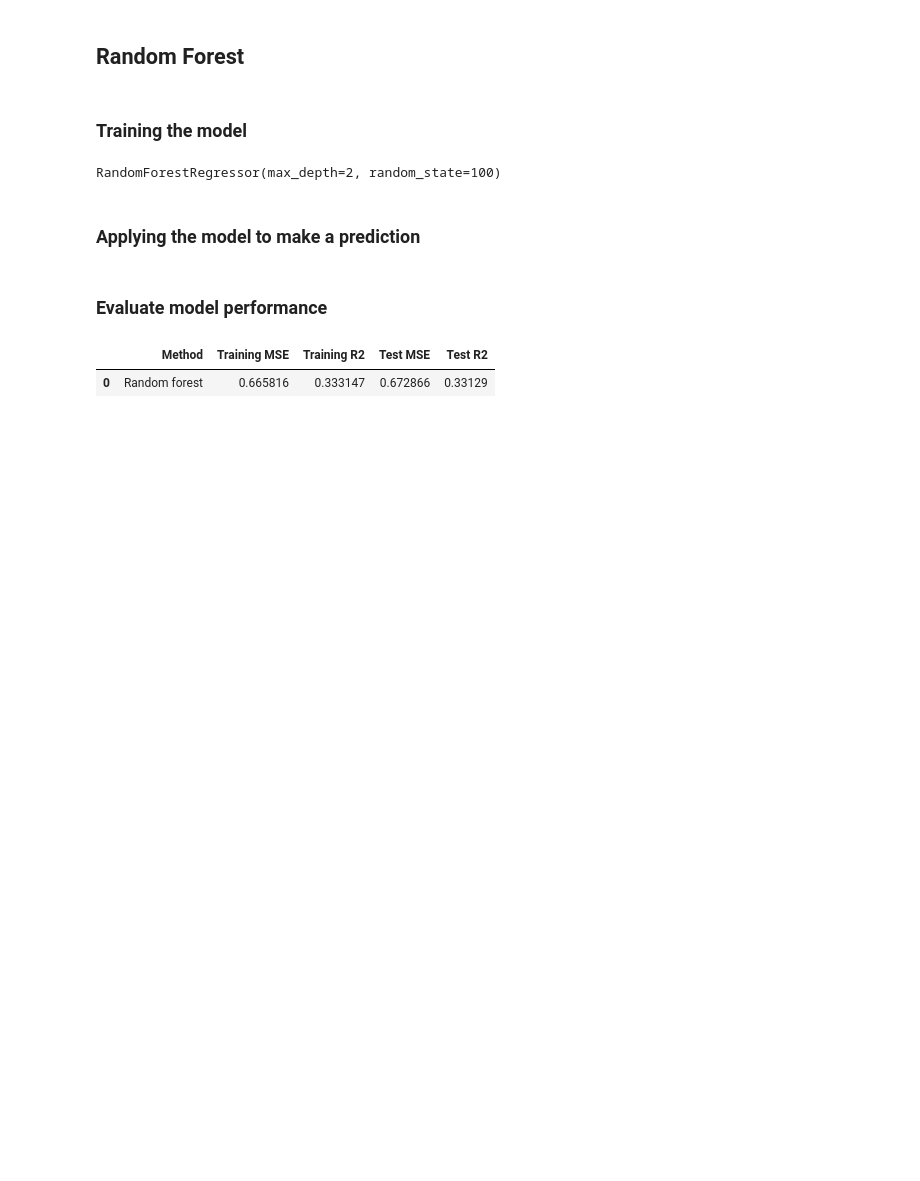
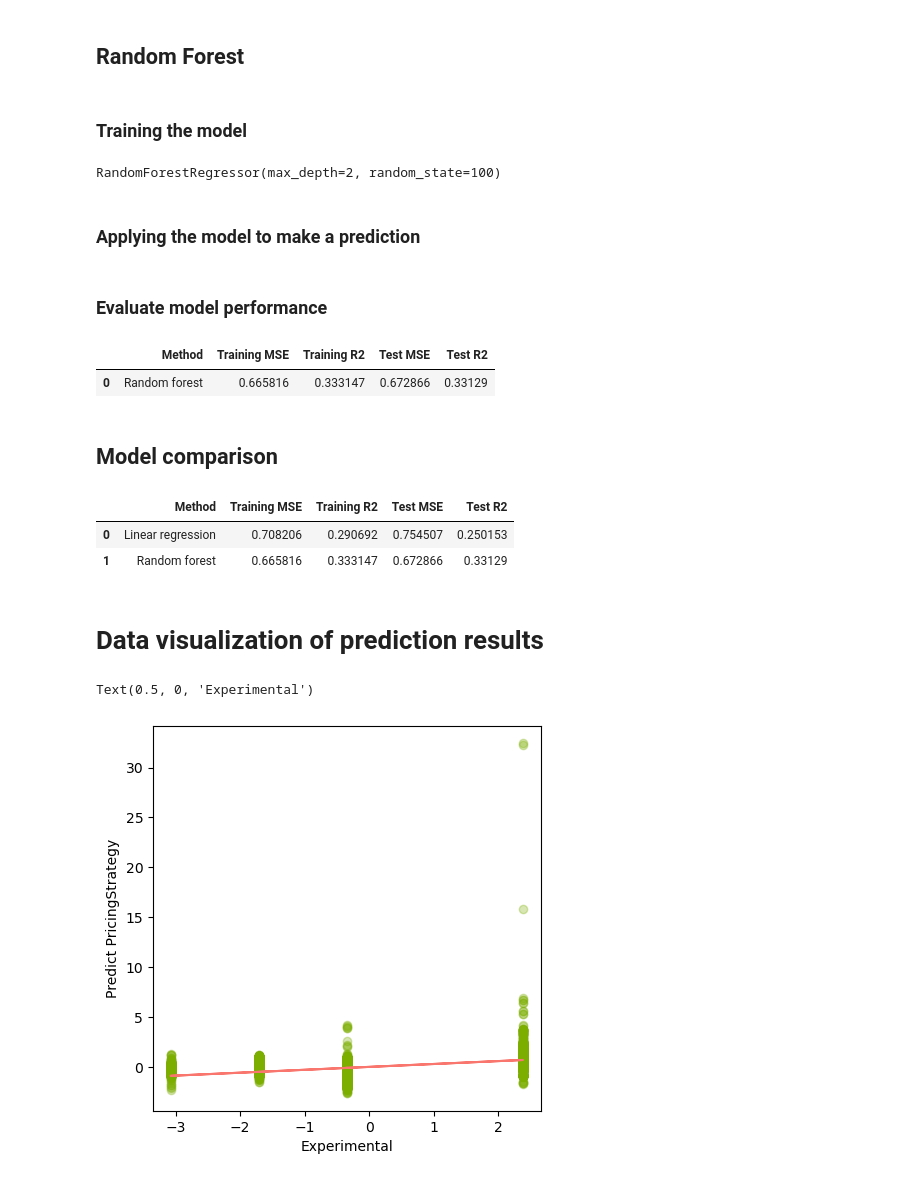
Before and after one commit to YeabsiraTibebu/Credit-Scoring-Model, a Jupyter notebook: notebook/Modelling.ipynb, the cells around one changed output. Saved outputs shown, nothing was run; the diff lists cells and outputs as text; code cells hidden in the pictures; blank space fills up the shorter version.

Commit message:
Modelling

```diff
--- a/notebook/Modelling.ipynb
+++ b/notebook/Modelling.ipynb
@@ -194,3 +194,5 @@ rf_results
 # %% [output]
 |  | Method | Training MSE | Training R2 | Test MSE | Test R2 |
 | 0 | Random forest | 0.665816 | 0.333147 | 0.672866 | 0.33129 |
+# %% [markdown]
+## Model comparison
@@ -196,0 +201,21 @@ rf_results
+# %%
+df_models.reset_index(drop=True)
+# %% [output]
+|  | Method | Training MSE | Training R2 | Test MSE | Test R2 |
+| 0 | Linear regression | 0.708206 | 0.290692 | 0.754507 | 0.250153 |
+| 1 | Random forest | 0.665816 | 0.333147 | 0.672866 | 0.33129 |
+# %% [markdown]
+# Data visualization of prediction results
+# %%
+plt.figure(figsize=(5,5))
+plt.scatter(x=y_train, y=y_lr_train_pred, c="#7CAE00" ,alpha=0.3)
+
+z = np.polyfit(y_train, y_lr_train_pred, 1)
+p = np.poly1d(z)
+
+plt.plot(y_train, p(y_train), '#F8766D')
+plt.ylabel('Predict PricingStrategy')
+plt.xlabel('Experimental')
+# %% [output]
+Text(0.5, 0, 'Experimental')
+[figure, added]
```
Also changed, not shown: parts of 1 cell of this notebook.
